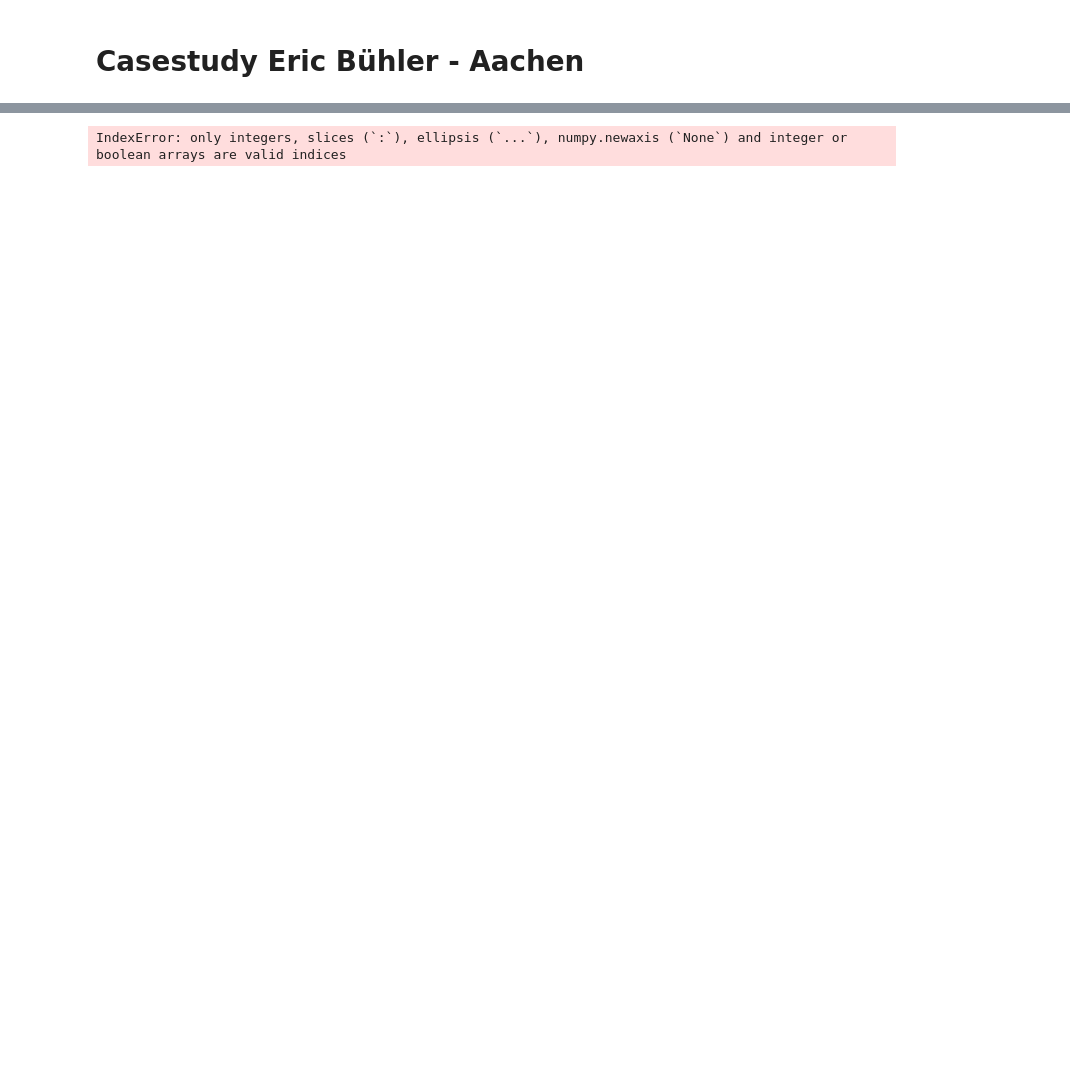
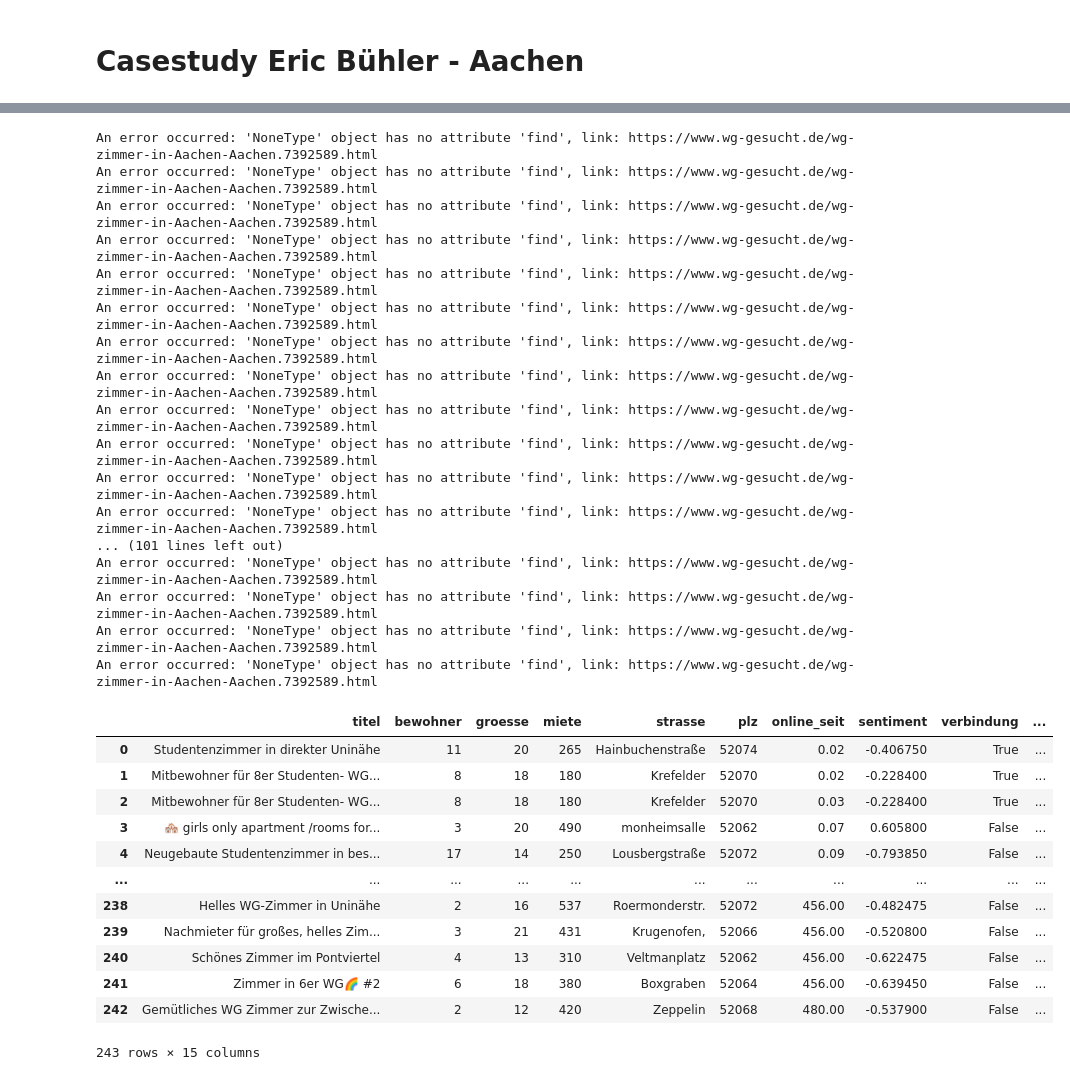
Before and after one commit to iwh-halle/fdap-2024-Big-Eric-Blip, a Jupyter notebook: casestudy/student_housing/initial.ipynb, the cells around one changed output, grey strips where cells are left out. Saved outputs shown, nothing was run; the diff lists cells and outputs as text; code cells hidden in the pictures; blank space fills up the shorter version.

```diff
--- a/casestudy/student_housing/initial.ipynb
+++ b/casestudy/student_housing/initial.ipynb
@@ -211,37 +255,0 @@ An error occurred: 'NoneType' object has no attribute 'find', link: https://www.
-# %%
-import pandas as pd
-import numpy as np
-import statsmodels.api as sm
-
-
-anzeigen=np.asarray(anzeigen)
-# Assuming 'anzeigen' DataFrame is already prepared with relevant data
-
-# Convert 'plz' to categorical and create dummy variables
-anzeigen['plz'] = anzeigen['plz'].astype('category')
-plz_dummies = pd.get_dummies(anzeigen['plz'], drop_first=True, prefix='plz')
-
-# Concatenate dummy variables with original DataFrame
-anzeigen = pd.concat([anzeigen, plz_dummies], axis=1)
-
-# Prepare X (independent variables) and y (dependent variable)
-X = anzeigen[['bewohner', 'groesse'] + list(plz_dummies.columns)]
-X = X.apply(pd.to_numeric, errors='coerce')  # Convert all columns to numeric
-
-y = pd.to_numeric(anzeigen['miete'], errors='coerce')  # Ensure 'miete' is numeric
-
-# Clean NaN values if present
-X = X.dropna()
-y = y[X.index]  # Ensure y matches the cleaned X indices
-
-# Add intercept to X
-X = sm.add_constant(X)
-
-# Fit OLS regression model
-model = sm.OLS(y, X)
-results = model.fit()
-
-# Print summary of regression results
-print(results.summary())
-# %% [output]
-IndexError: only integers, slices (`:`), ellipsis (`...`), numpy.newaxis (`None`) and integer or boolean arrays are valid indices
@@ -247,0 +262,35 @@ IndexError: only integers, slices (`:`), ellipsis (`...`), numpy.newaxis (`None`
+# %%
+#Get Dataframe
+anzeigen = get_anzeigen_from_html()
+display(anzeigen)
+# %% [output]
+An error occurred: 'NoneType' object has no attribute 'find', link: https://www.wg-gesucht.de/wg-zimmer-in-Aachen-Aachen.7392589.html
+An error occurred: 'NoneType' object has no attribute 'find', link: https://www.wg-gesucht.de/wg-zimmer-in-Aachen-Aachen.7392589.html
+An error occurred: 'NoneType' object has no attribute 'find', link: https://www.wg-gesucht.de/wg-zimmer-in-Aachen-Aachen.7392589.html
+An error occurred: 'NoneType' object has no attribute 'find', link: https://www.wg-gesucht.de/wg-zimmer-in-Aachen-Aachen.7392589.html
+An error occurred: 'NoneType' object has no attribute 'find', link: https://www.wg-gesucht.de/wg-zimmer-in-Aachen-Aachen.7392589.html
+An error occurred: 'NoneType' object has no attribute 'find', link: https://www.wg-gesucht.de/wg-zimmer-in-Aachen-Aachen.7392589.html
+An error occurred: 'NoneType' object has no attribute 'find', link: https://www.wg-gesucht.de/wg-zimmer-in-Aachen-Aachen.7392589.html
+An error occurred: 'NoneType' object has no attribute 'find', link: https://www.wg-gesucht.de/wg-zimmer-in-Aachen-Aachen.7392589.html
+An error occurred: 'NoneType' object has no attribute 'find', link: https://www.wg-gesucht.de/wg-zimmer-in-Aachen-Aachen.7392589.html
+An error occurred: 'NoneType' object has no attribute 'find', link: https://www.wg-gesucht.de/wg-zimmer-in-Aachen-Aachen.7392589.html
+An error occurred: 'NoneType' object has no attribute 'find', link: https://www.wg-gesucht.de/wg-zimmer-in-Aachen-Aachen.7392589.html
+An error occurred: 'NoneType' object has no attribute 'find', link: https://www.wg-gesucht.de/wg-zimmer-in-Aachen-Aachen.7392589.html
+... (101 lines left out)
+An error occurred: 'NoneType' object has no attribute 'find', link: https://www.wg-gesucht.de/wg-zimmer-in-Aachen-Aachen.7392589.html
+An error occurred: 'NoneType' object has no attribute 'find', link: https://www.wg-gesucht.de/wg-zimmer-in-Aachen-Aachen.7392589.html
+An error occurred: 'NoneType' object has no attribute 'find', link: https://www.wg-gesucht.de/wg-zimmer-in-Aachen-Aachen.7392589.html
+An error occurred: 'NoneType' object has no attribute 'find', link: https://www.wg-gesucht.de/wg-zimmer-in-Aachen-Aachen.7392589.html
+|  | titel | bewohner | groesse | miete | strasse | plz | online_seit | sentiment | verbindung | ... |
+| 0 | Studentenzimmer in direkter Uninähe | 11 | 20 | 265 | Hainbuchenstraße | 52074 | 0.02 | -0.406750 | True | ... |
+| 1 | Mitbewohner für 8er Studenten- WG... | 8 | 18 | 180 | Krefelder | 52070 | 0.02 | -0.228400 | True | ... |
+| 2 | Mitbewohner für 8er Studenten- WG... | 8 | 18 | 180 | Krefelder | 52070 | 0.03 | -0.228400 | True | ... |
+| 3 | 🏘 girls only apartment /rooms for... | 3 | 20 | 490 | monheimsalle | 52062 | 0.07 | 0.605800 | False | ... |
+| 4 | Neugebaute Studentenzimmer in bes... | 17 | 14 | 250 | Lousbergstraße | 52072 | 0.09 | -0.793850 | False | ... |
+| ... | ... | ... | ... | ... | ... | ... | ... | ... | ... | ... |
+| 238 | Helles WG-Zimmer in Uninähe | 2 | 16 | 537 | Roermonderstr. | 52072 | 456.00 | -0.482475 | False | ... |
+| 239 | Nachmieter für großes, helles Zim... | 3 | 21 | 431 | Krugenofen, | 52066 | 456.00 | -0.520800 | False | ... |
+| 240 | Schönes Zimmer im Pontviertel | 4 | 13 | 310 | Veltmanplatz | 52062 | 456.00 | -0.622475 | False | ... |
+| 241 | Zimmer in 6er WG🌈 #2 | 6 | 18 | 380 | Boxgraben | 52064 | 456.00 | -0.639450 | False | ... |
+| 242 | Gemütliches WG Zimmer zur Zwische... | 2 | 12 | 420 | Zeppelin | 52068 | 480.00 | -0.537900 | False | ... |
+243 rows × 15 columns
```
Also changed, not shown: parts of 7 cells of this notebook, 2 other files.
